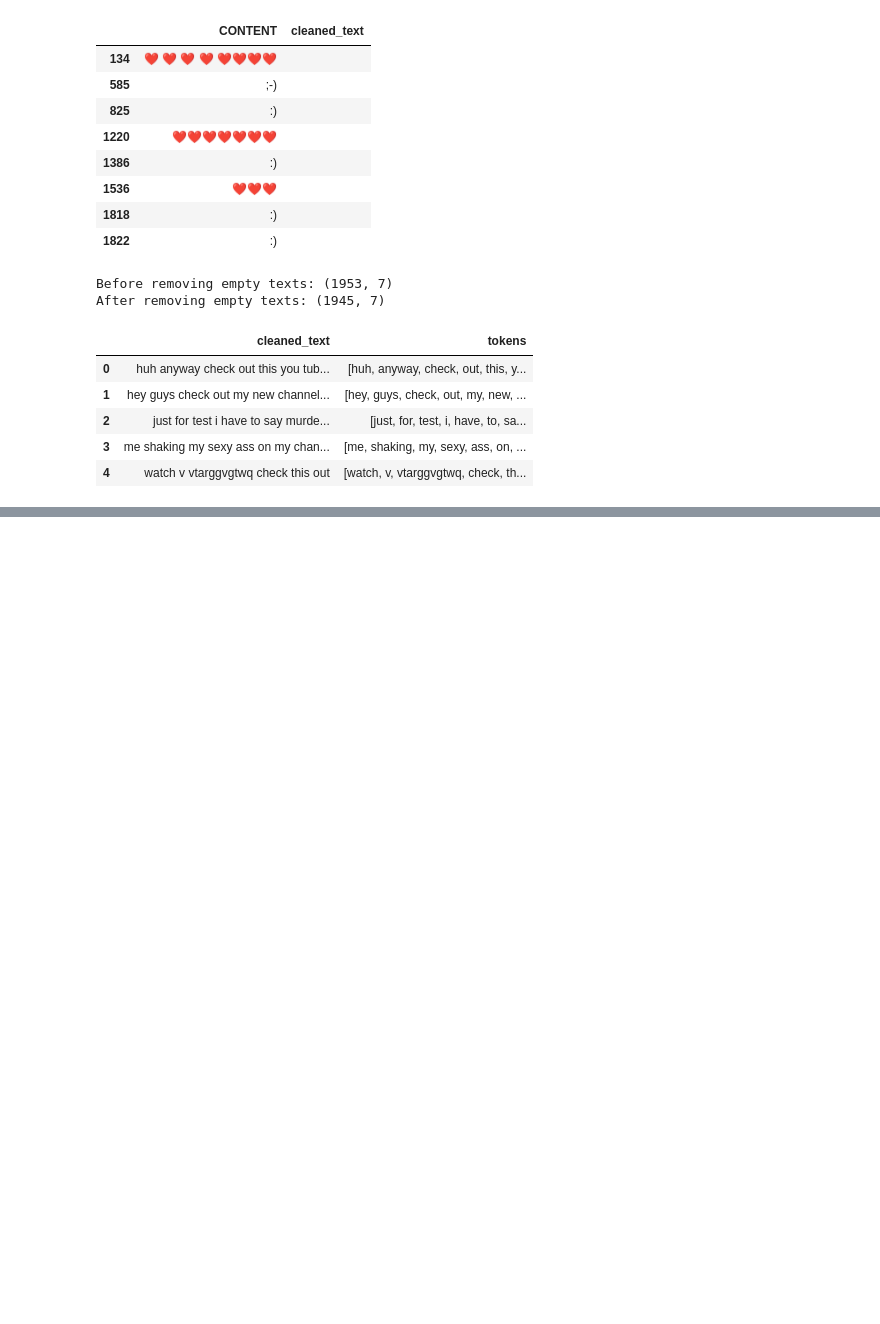
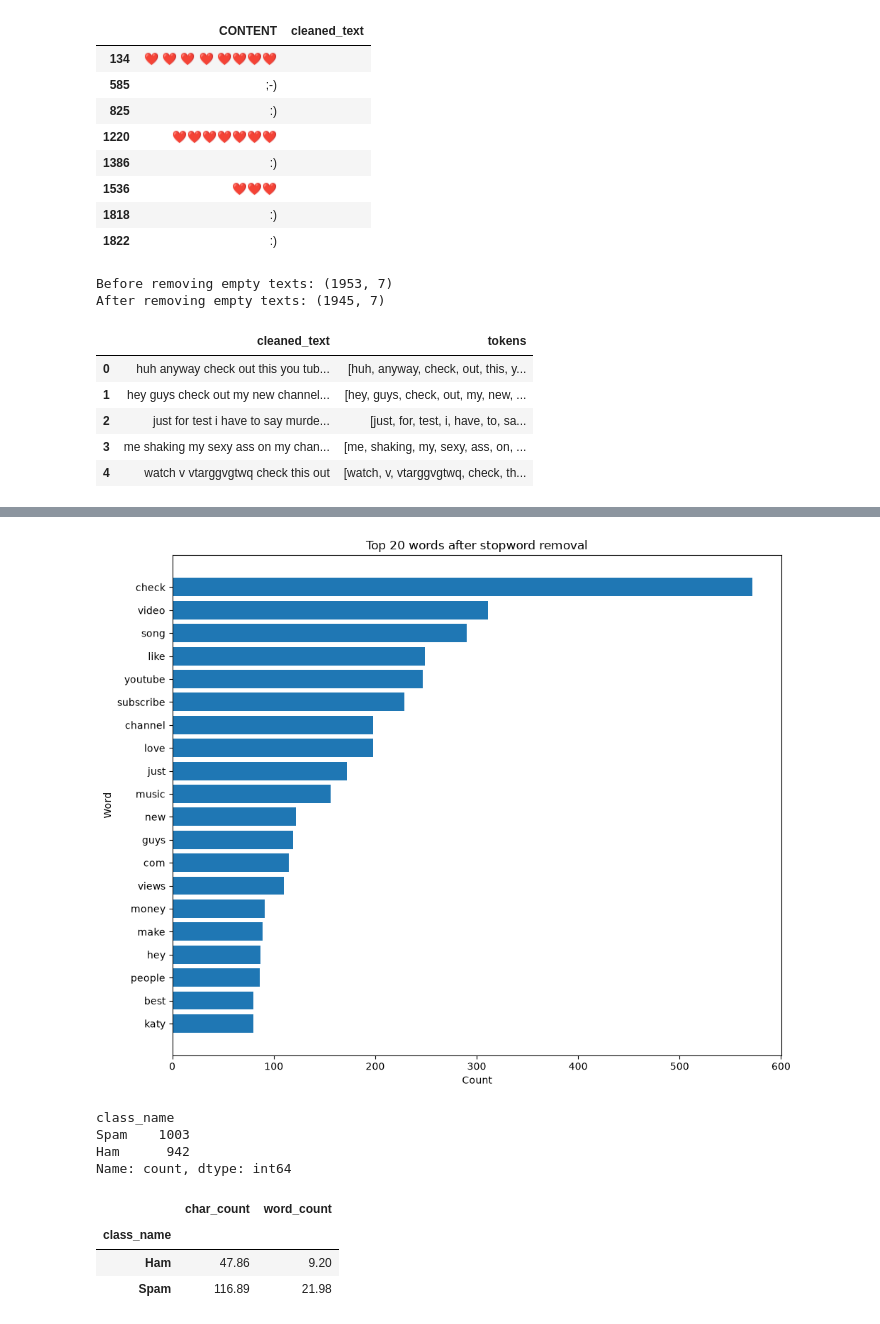
Before and after one commit to abdullrhmanmhmd/bd_project, a Jupyter notebook: notebook/analysis.ipynb, the cells around one changed output, grey strips where cells are left out. Cells and saved outputs as stored; diff of their text form; code cells hidden in the pictures; blank space fills up the shorter version.

```diff
--- a/notebook/analysis.ipynb
+++ b/notebook/analysis.ipynb
@@ -331,0 +489,12 @@ Shape: (1945, 12)
+# %%
+filtered_words = words_for_frequency[
+    ~words_for_frequency.isin(ENGLISH_STOP_WORDS)
+]
+
+after_counts = filtered_words.value_counts()
+
+after_top20 = after_counts.head(20).reset_index()
+
+after_top20.columns = ["word", "count"]
+
+after_top20
@@ -331,0 +519,44 @@ Shape: (1945, 12)
+# %%
+plt.figure(figsize=(10, 8))
+
+plt.barh(after_top20["word"], after_top20["count"])
+
+plt.gca().invert_yaxis()
+
+plt.xlabel("Count")
+plt.ylabel("Word")
+plt.title("Top 20 words after stopword removal")
+
+plt.tight_layout()
+
+plt.savefig(
+    figures_dir / "word_frequency_after_stopwords.png",
+    dpi=150
+)
+
+plt.show()
+# %% [output]
+[figure, added]
+# %%
+df["class_name"] = df["CLASS"].map({
+    0: "Ham",
+    1: "Spam"
+})
+
+df["class_name"].value_counts()
+# %% [output]
+class_name
+Spam    1003
+Ham      942
+Name: count, dtype: int64
+# %%
+group_summary = df.groupby("class_name")[
+    ["char_count", "word_count"]
+].mean()
+
+group_summary.round(2)
+# %% [output]
+|  | char_count | word_count |
+| class_name |  |  |
+| Ham | 47.86 | 9.20 |
+| Spam | 116.89 | 21.98 |
```
Also changed, not shown: parts of 29 cells of this notebook, 15 other files.
